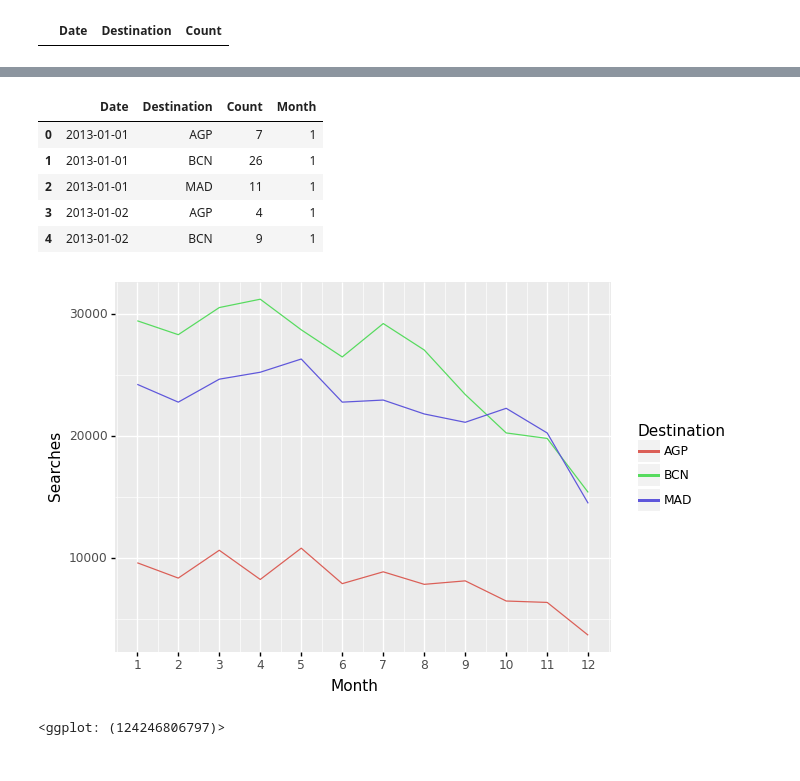
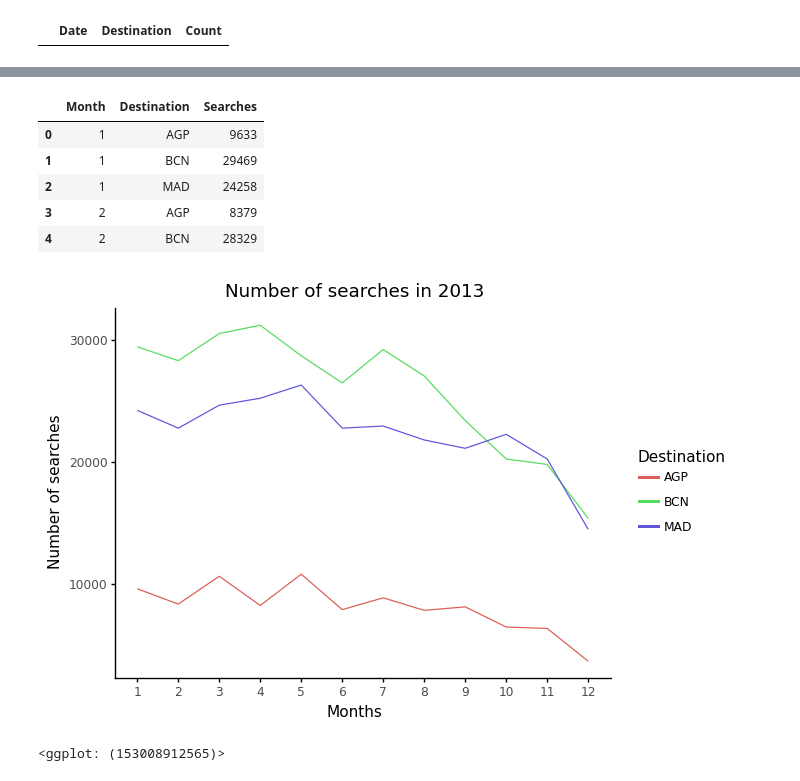
Before and after one commit to xiaoxi-david/Challenge, a Jupyter notebook: Exercise3.ipynb, the cells around one changed output, grey strips where cells are left out. Drawn from its saved outputs; the diff is of its cells as text; code cells hidden in the pictures.

```diff
--- a/Exercise3.ipynb
+++ b/Exercise3.ipynb
@@ -5,7 +5,9 @@ import numpy as np
 import plotnine as p9
 # %%
 searches_iter = pd.read_csv(
-           "/searches.csv.bz2",
+            "searches.csv.bz2",
+            compression='bz2',
+            engine='c',
             chunksize=10000,
             usecols=["Date", 'Destination'],
             parse_dates=["Date"],
@@ -35,8 +65,7 @@ searches_per_date.to_csv('searches_per_date.csv')
 searches_per_month = (
     searches_per_date
     .assign(
-        Date=searches_per_date['Date'].astype('datetime64'),
-        Month=searches_per_date['Date'].dt.month,
+        Month=searches_per_date['Date'].astype('datetime64').dt.month,
         Count=searches_per_date['Count'].astype('int')
     )
     .groupby(['Month', 'Destination'], as_index=False)
@@ -45,9 +74,9 @@ searches_per_month = (
 # %%
 searches_per_month.head()
 # %% [output]
-|  | Date | Destination | Count | Month |
-| 0 | 2013-01-01 | AGP | 7 | 1 |
-| 1 | 2013-01-01 | BCN | 26 | 1 |
-| 2 | 2013-01-01 | MAD | 11 | 1 |
-| 3 | 2013-01-02 | AGP | 4 | 1 |
-| 4 | 2013-01-02 | BCN | 9 | 1 |
+|  | Month | Destination | Searches |
+| 0 | 1 | AGP | 9633 |
+| 1 | 1 | BCN | 29469 |
+| 2 | 1 | MAD | 24258 |
+| 3 | 2 | AGP | 8379 |
+| 4 | 2 | BCN | 28329 |
@@ -54,9 +85,13 @@ searches_per_month.head()
 # %%
 (
     p9.ggplot(searches_per_month, p9.aes(x='Month', y='Searches', color='Destination'))
     + p9.geom_line()
+    + p9.xlab("Months")
+    + p9.ylab("Number of searches")
+    + p9.ggtitle("Number of searches in 2013")
     + p9.scale_x_continuous(breaks=range(1,13))
+    + p9.theme_classic()
 )
 # %% [output]
-[figure, old version]
+[figure, new version]
-<ggplot: (124246806797)>
+<ggplot: (153008912565)>
```
Also changed, not shown: parts of 3 cells of this notebook.
